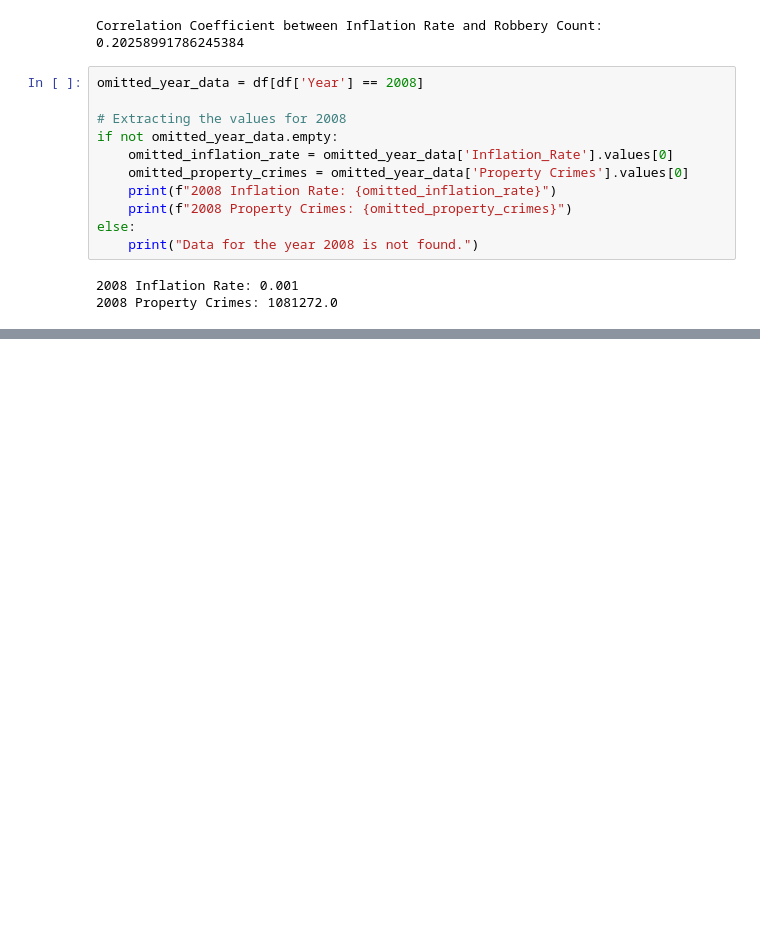
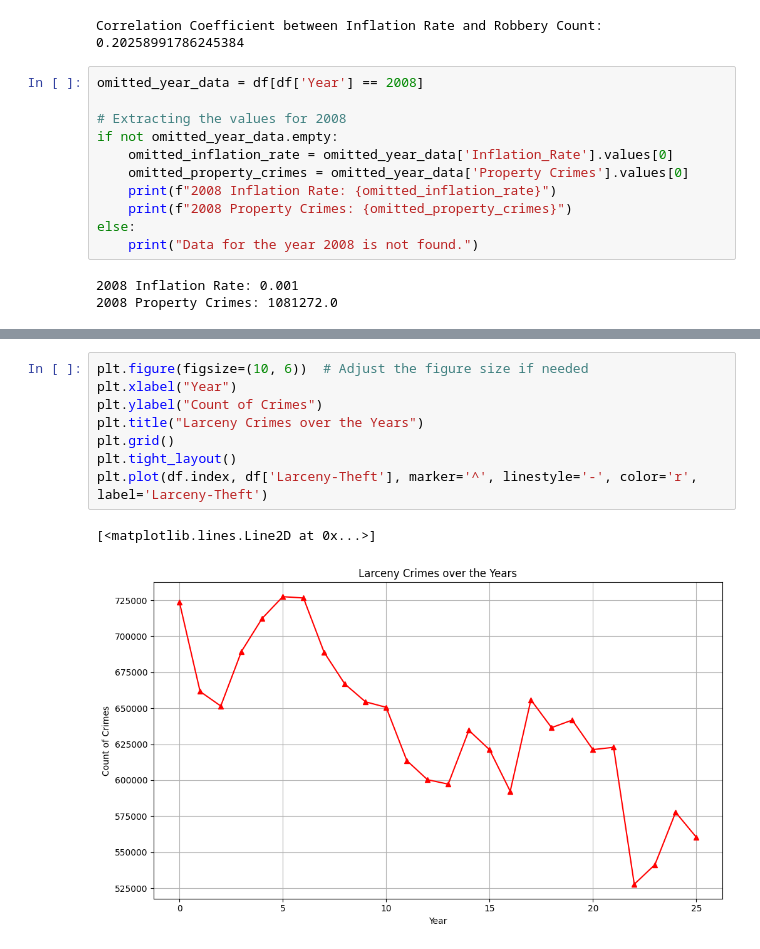
Before and after one commit to EdGonz44/Crime-Chronicles-Inflation-in-the-Golden-State, a Jupyter notebook: group_project/VisualizationData.ipynb, the cells around one changed output, grey strips where cells are left out. Saved outputs shown, nothing was run; the diff lists cells and outputs as text; blank space fills up the shorter version.

```diff
--- a/group_project/VisualizationData.ipynb
+++ b/group_project/VisualizationData.ipynb
@@ -674,0 +689,11 @@ else:
+# %%
+plt.figure(figsize=(10, 6))  # Adjust the figure size if needed
+plt.xlabel("Year")
+plt.ylabel("Count of Crimes")
+plt.title("Larceny Crimes over the Years")
+plt.grid()
+plt.tight_layout()
+plt.plot(df.index, df['Larceny-Theft'], marker='^', linestyle='-', color='r', label='Larceny-Theft')
+# %% [output]
+[<matplotlib.lines.Line2D at 0x...>]
+[figure, added]
```
Also changed, not shown: parts of 10 cells of this notebook.
